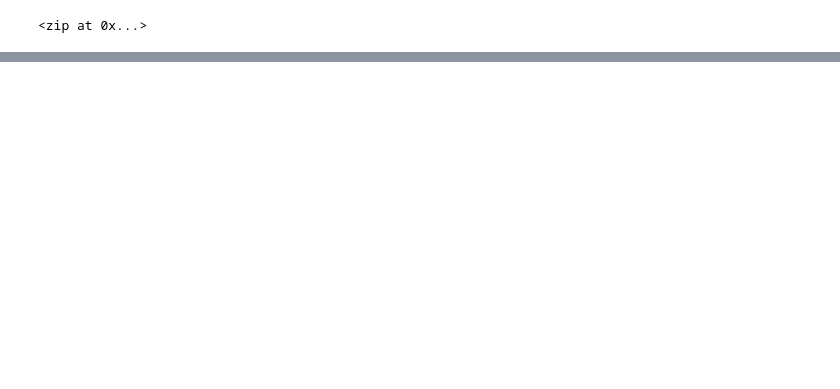
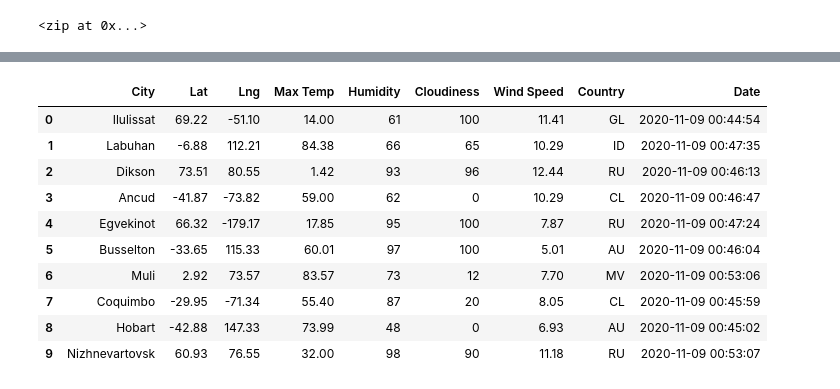
Before and after one commit to 67owilliams/World_Weather_Analysis, a Jupyter notebook: WeatherPy.ipynb, the cells around one changed output, grey strips where cells are left out. Cells and saved outputs as stored; diff of their text form; code cells hidden in the pictures; blank space fills up the shorter version.

```diff
--- a/WeatherPy.ipynb
+++ b/WeatherPy.ipynb
@@ -57,0 +161,16 @@ len(cities)
+# %%
+# Convert the array of dictionaries to a Pandas DataFrame.
+city_data_df = pd.DataFrame(city_data)
+city_data_df.head(10)
+# %% [output]
+|  | City | Lat | Lng | Max Temp | Humidity | Cloudiness | Wind Speed | Country | Date |
+| 0 | Ilulissat | 69.22 | -51.10 | 14.00 | 61 | 100 | 11.41 | GL | 2020-11-09 00:44:54 |
+| 1 | Labuhan | -6.88 | 112.21 | 84.38 | 66 | 65 | 10.29 | ID | 2020-11-09 00:47:35 |
+| 2 | Dikson | 73.51 | 80.55 | 1.42 | 93 | 96 | 12.44 | RU | 2020-11-09 00:46:13 |
+| 3 | Ancud | -41.87 | -73.82 | 59.00 | 62 | 0 | 10.29 | CL | 2020-11-09 00:46:47 |
+| 4 | Egvekinot | 66.32 | -179.17 | 17.85 | 95 | 100 | 7.87 | RU | 2020-11-09 00:47:24 |
+| 5 | Busselton | -33.65 | 115.33 | 60.01 | 97 | 100 | 5.01 | AU | 2020-11-09 00:46:04 |
+| 6 | Muli | 2.92 | 73.57 | 83.57 | 73 | 12 | 7.70 | MV | 2020-11-09 00:53:06 |
+| 7 | Coquimbo | -29.95 | -71.34 | 55.40 | 87 | 20 | 8.05 | CL | 2020-11-09 00:45:59 |
+| 8 | Hobart | -42.88 | 147.33 | 73.99 | 48 | 0 | 6.93 | AU | 2020-11-09 00:45:02 |
+| 9 | Nizhnevartovsk | 60.93 | 76.55 | 32.00 | 98 | 90 | 11.18 | RU | 2020-11-09 00:53:07 |
```
Also changed, not shown: parts of 6 cells of this notebook, 2 other files.
